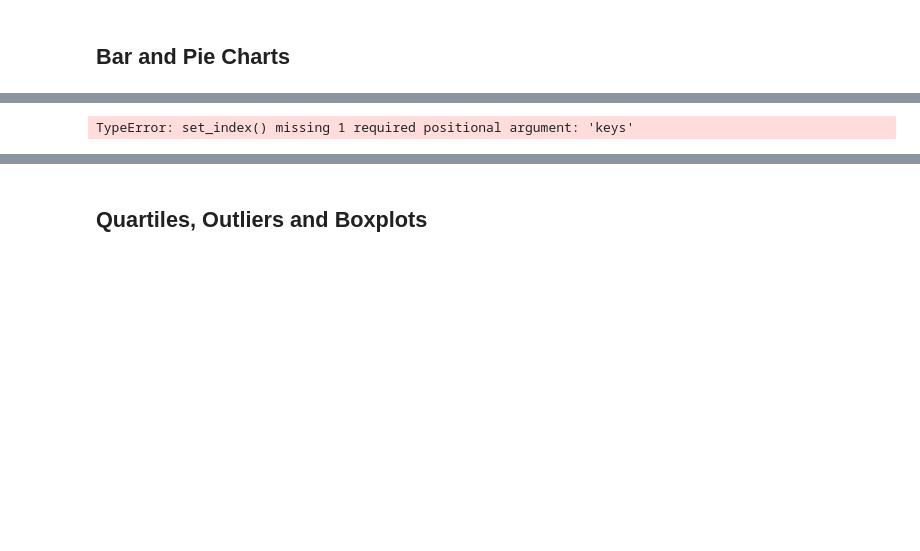
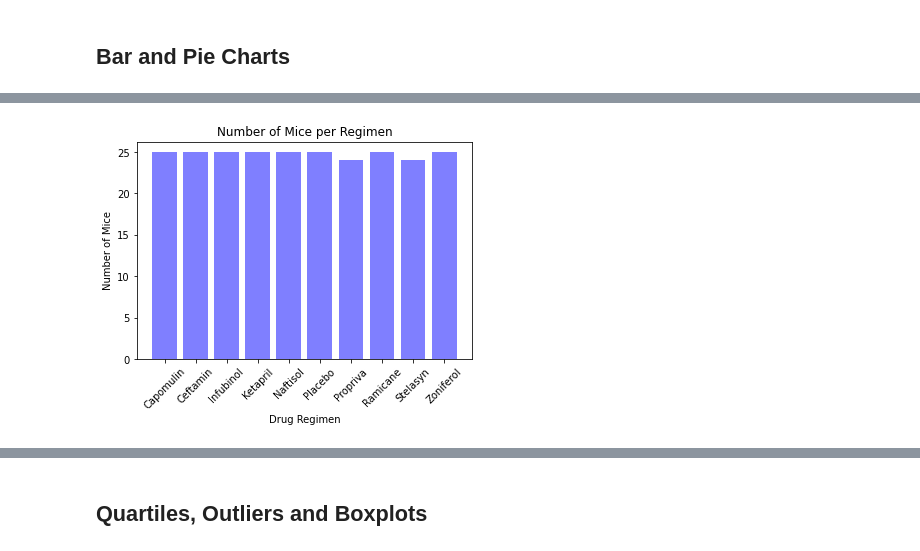
Before and after one commit to teenastewart/MatPlotLib_Challenge, a Jupyter notebook: pymaceuticals.ipynb, the cells around one changed output, grey strips where cells are left out. Cells and saved outputs as stored; diff of their text form; code cells hidden in the pictures; blank space fills up the shorter version.

```diff
--- a/pymaceuticals.ipynb
+++ b/pymaceuticals.ipynb
@@ -150,16 +161,20 @@ mouse_clean.groupby(["Drug Regimen"]).agg({"Tumor Volume (mm3)":["mean", "median
 # %%
-# Generate a bar plot showing the total number of unique mice tested on each drug regimen using pandas.
-mice = regimen_group.agg({'Mouse ID':["nunique"]})
-mice_count = pd.DataFrame(mice)
-mice_count  = mice_count.set_index()
-# x_axis = []
-# x_axis = x_axis.append(mice_count['Drug Regimen'].value_counts())
-# y_axis = mice_count['Mouse ID nunique']
-# plt.bar(x_axis, y_axis, color='blue', alpha=0.5, align="center")
+# Generate a bar plot showing the total number of unique mice tested on each drug regimen using pyplot.
 
-# tick_locations = [value for value in x_axis]
-# plt.xticks(tick_locations, mice_count['Drug Regimens'])
-# plt.show()
-mice_count
+
+regimen = []
+count = []
+regimen = mouse_count['Drug Regimen']
+count = mouse_count['Mouse ID']
+x_axis = np.arange(len(regimen))
+
+
+plt.bar(x_axis, count, color='blue', alpha=0.5, align="center")
+tick_locations = [value for value in x_axis]
+plt.xticks(tick_locations, regimen, rotation = 45)
+plt.title("Number of Mice per Regimen")
+plt.xlabel("Drug Regimen")
+plt.ylabel("Number of Mice")
+plt.show()
 # %% [output]
-TypeError: set_index() missing 1 required positional argument: 'keys'
+[figure, added]
```
Also changed, not shown: parts of 11 cells of this notebook.
